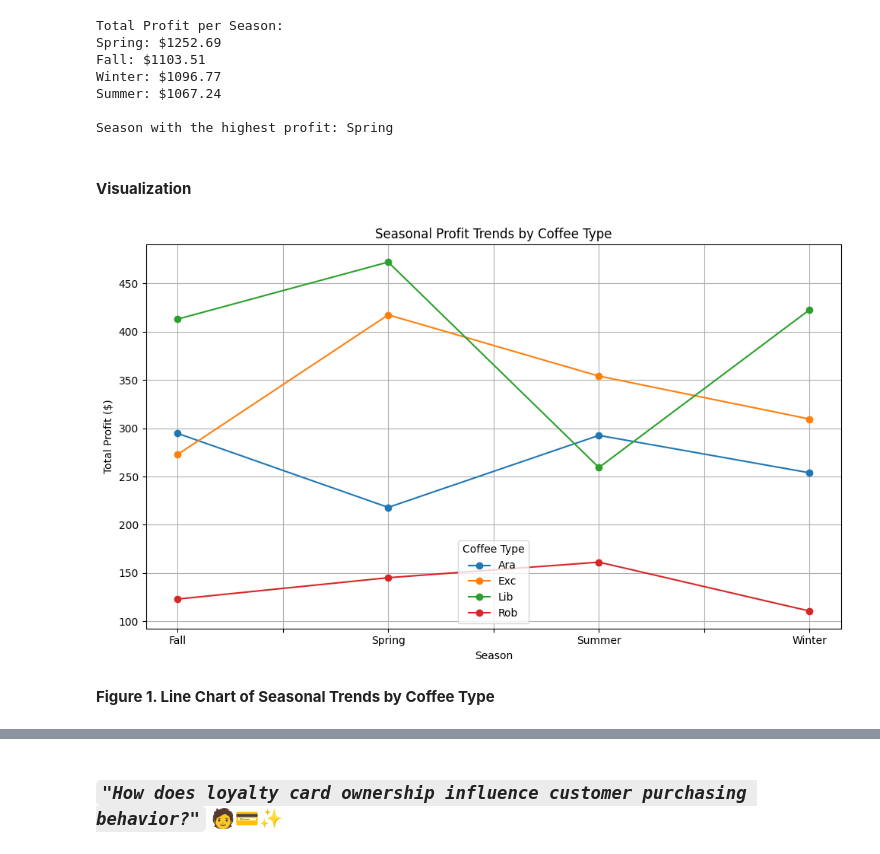
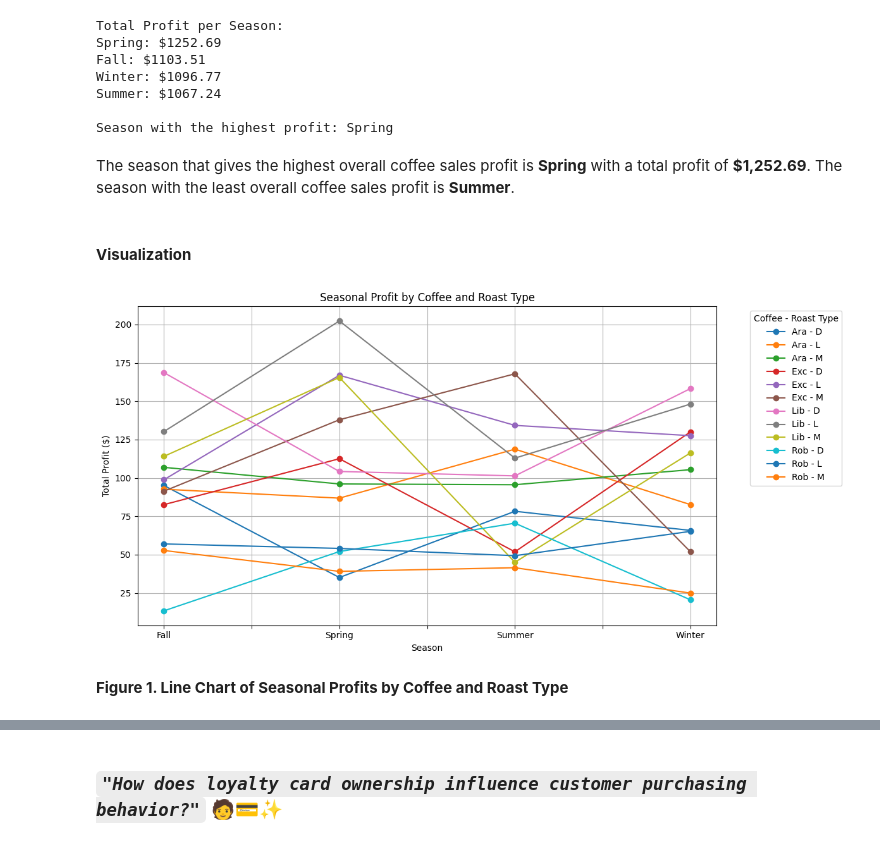
Before and after one commit to Emman-28/CSMODEL-MP, a Jupyter notebook: CSMODEL MP.ipynb, the cells around one changed output, grey strips where cells are left out. Cells and saved outputs as stored; diff of their text form; code cells hidden in the pictures.

```diff
--- a/CSMODEL MP.ipynb
+++ b/CSMODEL MP.ipynb
@@ -612,23 +606,28 @@ Winter: $1096.77
 Summer: $1067.24
 
 Season with the highest profit: Spring
+# %% [markdown]
+The season that gives the highest overall coffee sales profit is **Spring** with a total profit of **$1,252.69**. The season with the least overall coffee sales profit is **Summer**.
 # %% [markdown]
 #### **Visualization**
 # %%
-# Aggregating data for plotting
-profit_per_type = clean_coffee_df.groupby(['Season', 'Coffee Type'])['Total Profit'].sum().reset_index()
+# Grouping by season, coffee and roast type to get total profit
+profit_per_combo = clean_coffee_df.groupby(['Season', 'Coffee Type', 'Roast Type'])['Total Profit'].sum().reset_index()
 
-pivot_df = profit_per_type.pivot(index='Season', columns='Coffee Type', values='Total Profit')
+# Creating a column for combining coffee and roast type
+profit_per_combo['CoffeeRoast'] = profit_per_combo['Coffee Type'].astype(str) + ' - ' + profit_per_combo['Roast Type'].astype(str)
 
-pivot_df.plot(kind='line', marker='o', figsize=(10,6))
-plt.title("Seasonal Profit Trends by Coffee Type")
+pivot_df = profit_per_combo.pivot(index='Season', columns='CoffeeRoast', values='Total Profit')
+
+pivot_df.plot(kind='line', marker='o', figsize=(12, 6))
+plt.title("Seasonal Profit by Coffee and Roast Type")
 plt.xlabel("Season")
 plt.ylabel("Total Profit ($)")
 plt.grid(True)
-plt.legend(title="Coffee Type")
+plt.legend(title="Coffee - Roast Type", bbox_to_anchor=(1.05, 1), loc='upper left')
 plt.tight_layout()
 plt.show()
 # %% [output]
-[figure, old version]
+[figure, new version]
 # %% [markdown]
-**Figure 1. Line Chart of Seasonal Trends by Coffee Type**
+**Figure 1. Line Chart of Seasonal Profits by Coffee and Roast Type**
```
Also changed, not shown: parts of 6 cells of this notebook.
